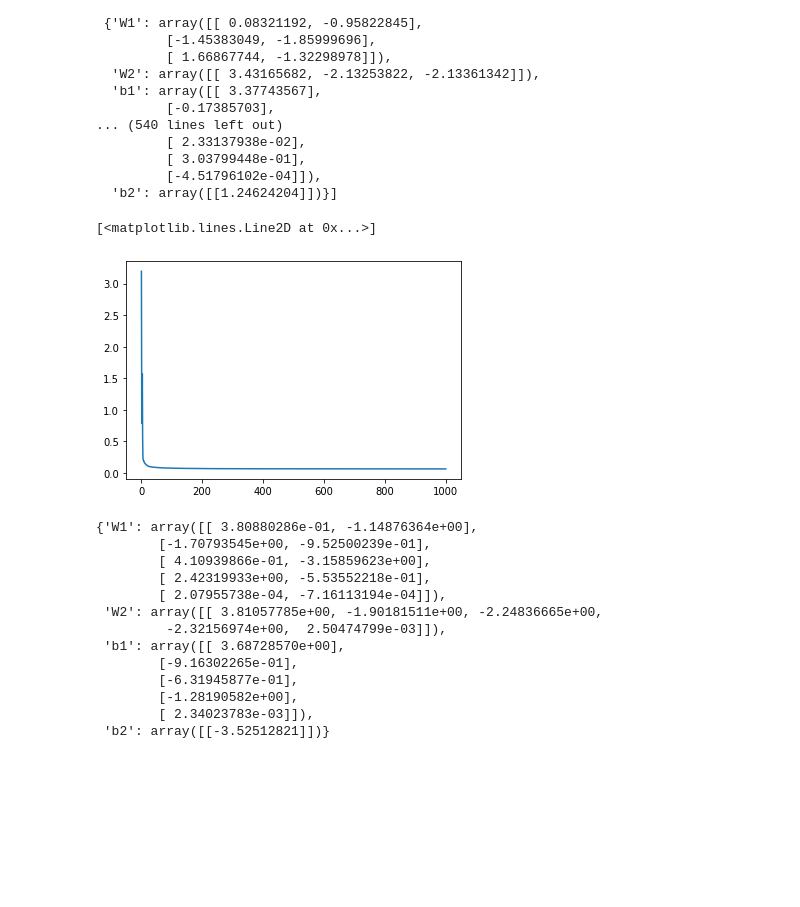
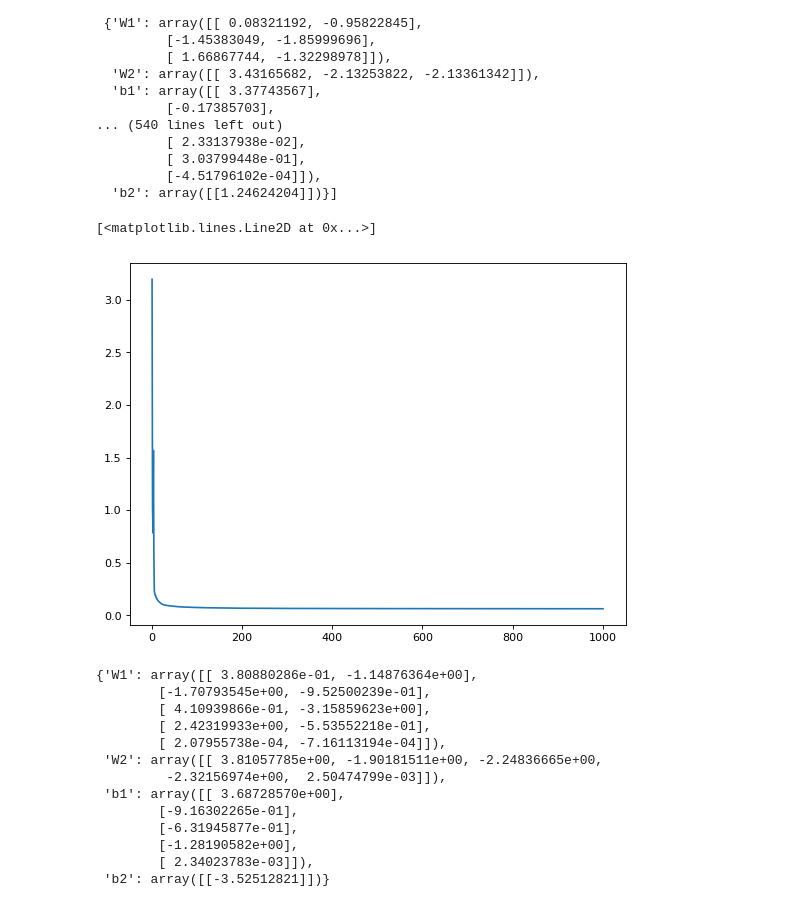
Before and after one commit to tayfununal/Artificial-Neural-Network-with-One-Hidden-Layer, a Jupyter notebook: new_revision.ipynb, the cells around one changed output. Drawn from its saved outputs; the diff is of its cells as text; code cells hidden in the pictures; blank space fills up the shorter version.

```diff
--- a/new_revision.ipynb
+++ b/new_revision.ipynb
@@ -245,10 +252,11 @@ sonuc_parameters
   'b2': array([[1.24624204]])}]
 # %%
 x = np.arange(1,1001)
+plt.figure(figsize=(8,6), dpi=80)
 plt.plot(x, cost_history)
 # %% [output]
 [<matplotlib.lines.Line2D at 0x...>]
-[figure, old version]
+[figure, new version]
 # %%
 parameters = sonuc_parameters[3]
 parameters
```
Also changed, not shown: parts of 2 cells of this notebook.
